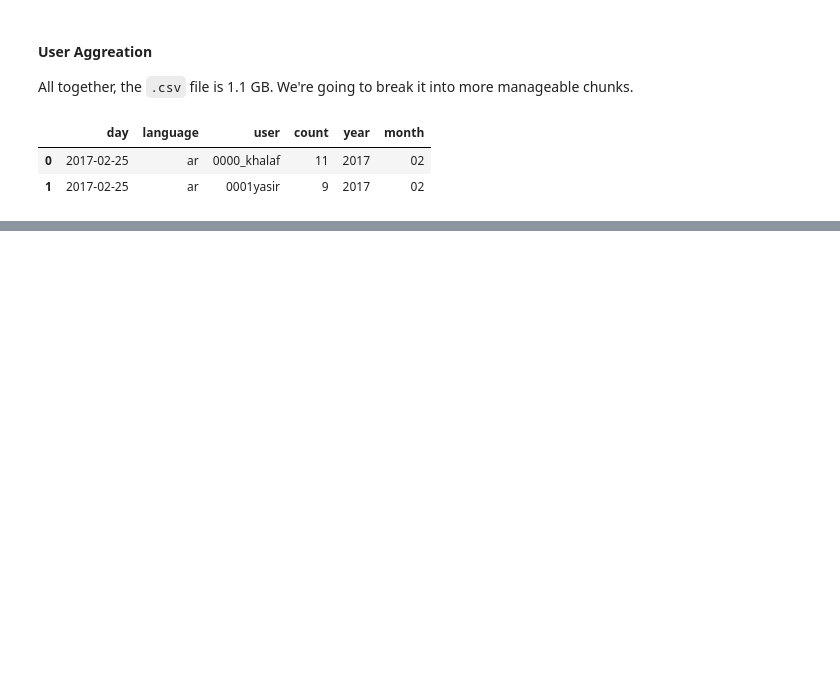
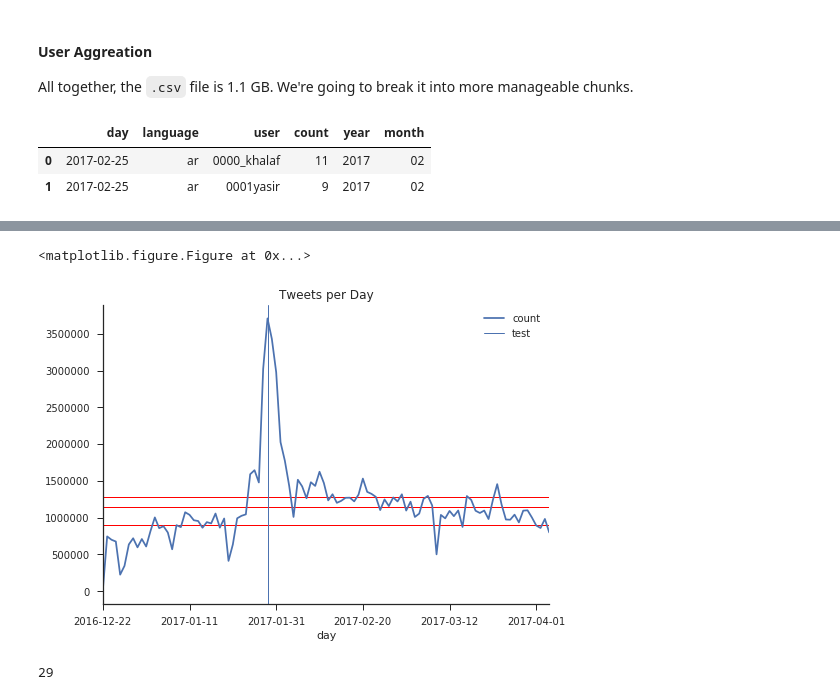
Before and after one commit to ryan-p-larson/gviz, a Jupyter notebook: notebooks/04-explore-agg.ipynb, the cells around one changed output, grey strips where cells are left out. Saved outputs shown, nothing was run; the diff lists cells and outputs as text; code cells hidden in the pictures; blank space fills up the shorter version.

```diff
--- a/notebooks/04-explore-agg.ipynb
+++ b/notebooks/04-explore-agg.ipynb
@@ -8,7 +16,8 @@ day_f = '../data/processed/scrape/4-4/day-agg.csv'
 lang_f = '../data/processed/scrape/4-4/day-lang-agg.csv'
 
 
-all_df = pd.read_csv(all_f)
+agg_df_day = pd.read_csv(day_f)
+agg_df_lang = pd.read_csv(lang_f)
 #                     parse_dates=['day'], infer_datetime_format=True)
 # %%
 # day by day
@@ -56,0 +108,34 @@ mar[['day', 'language', 'user', 'count']].to_csv(out_f, index=False)
+# %%
+# set the size
+plt.figure(figsize=(5, 2))
+
+# Plot the data
+agg_df_day.plot(kind='line',
+               x='day',
+               y='count',
+               title='Tweets per Day')
+
+# Draw the IQR lines
+# 25
+plt.axhline(agg_df_day['count'].quantile(0.25), linewidth=1, color='r', zorder=0)
+# 50
+plt.axhline(agg_df_day['count'].mean(), linewidth=1, color='r', zorder=0)
+# 75
+plt.axhline(agg_df_day['count'].quantile(0.75), linewidth=1, color='r', zorder=0)
+
+#add event line
+plt.axvline(pd.to_datetime('2017-01-29').day + 9,
+            linewidth=1,
+            zorder=0
+           label='test')
+# add event annotation
+
+
+sns.despine()
+# %% [output]
+<matplotlib.figure.Figure at 0x...>
+[figure, added]
+# %%
+pd.to_datetime('2017-01-29').day
+# %% [output]
+29
```
Also changed, not shown: parts of 8 cells of this notebook.
